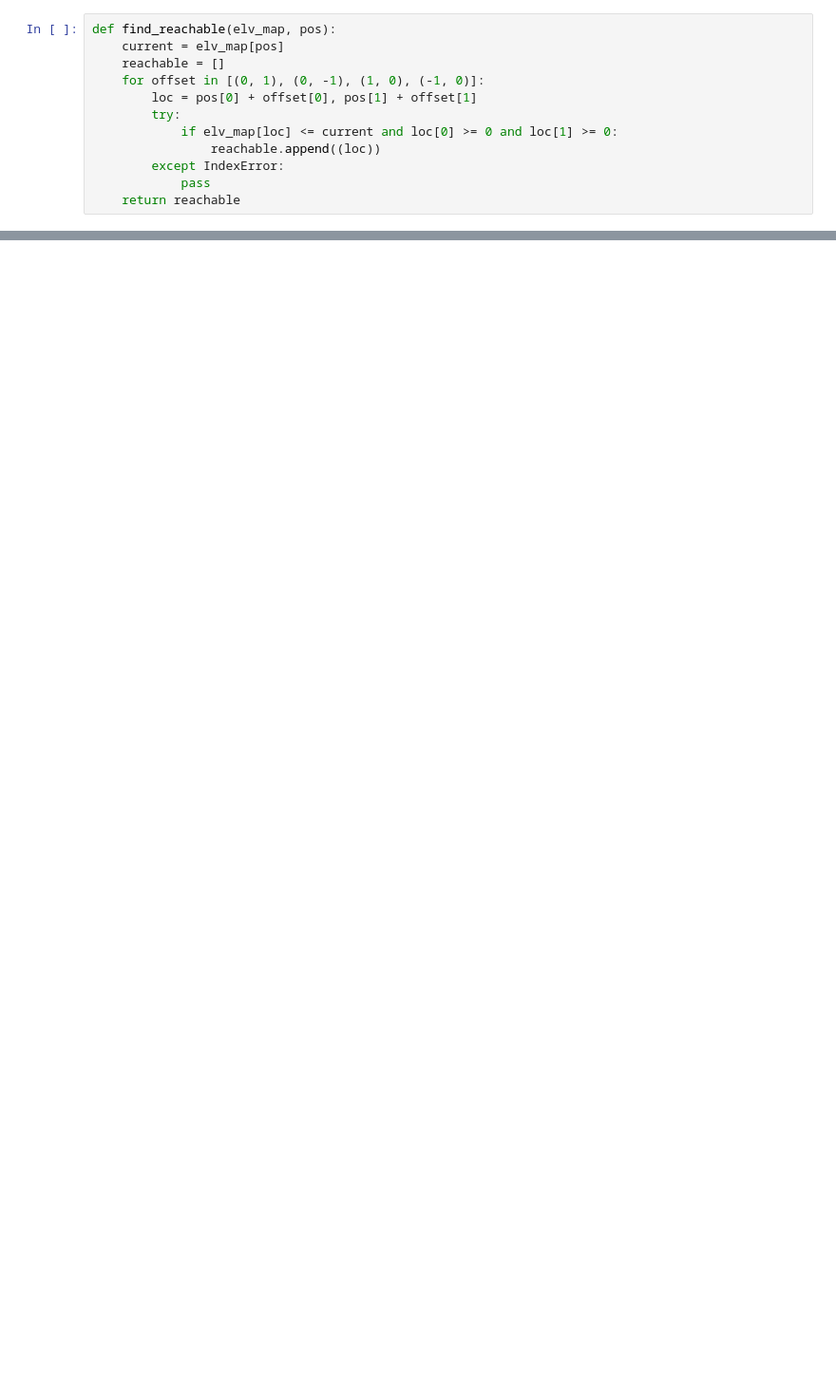
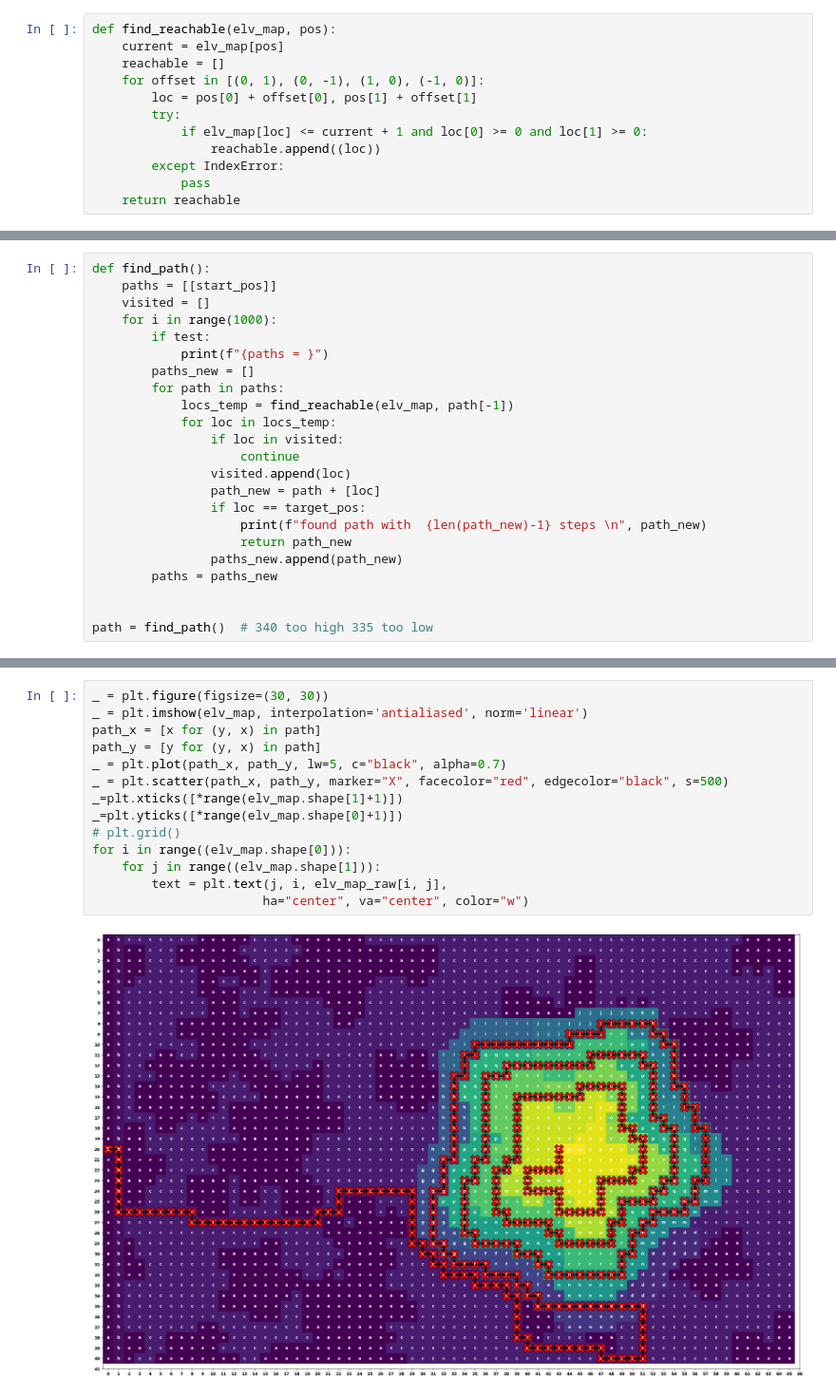
Before and after one commit to LeonardoStrik/AoC_2022, a Jupyter notebook: 2022/Day12/day12.ipynb, the cells around one changed output, grey strips where cells are left out. Shown at 95% size. Saved outputs shown, nothing was run; the diff lists cells and outputs as text; blank space fills up the shorter version.

```diff
--- a/2022/Day12/day12.ipynb
+++ b/2022/Day12/day12.ipynb
@@ -32,7 +27,7 @@ def find_reachable(elv_map, pos):
     for offset in [(0, 1), (0, -1), (1, 0), (-1, 0)]:
         loc = pos[0] + offset[0], pos[1] + offset[1]
         try:
-            if elv_map[loc] <= current and loc[0] >= 0 and loc[1] >= 0:
+            if elv_map[loc] <= current + 1 and loc[0] >= 0 and loc[1] >= 0:
                 reachable.append((loc))
         except IndexError:
             pass
@@ -62,0 +35,23 @@ True
+# %%
+def find_path():
+    paths = [[start_pos]]
+    visited = []
+    for i in range(1000):
+        if test:
+            print(f"{paths = }")
+        paths_new = []
+        for path in paths:
+            locs_temp = find_reachable(elv_map, path[-1])
+            for loc in locs_temp:
+                if loc in visited:
+                    continue
+                visited.append(loc)
+                path_new = path + [loc]
+                if loc == target_pos:
+                    print(f"found path with  {len(path_new)-1} steps \n", path_new)
+                    return path_new
+                paths_new.append(path_new)
+        paths = paths_new
+
+
+path = find_path()  # 340 too high 335 too low
@@ -62,0 +70,16 @@ True
+# %%
+_ = plt.figure(figsize=(30, 30))
+_ = plt.imshow(elv_map, interpolation='antialiased', norm='linear')
+path_x = [x for (y, x) in path]
+path_y = [y for (y, x) in path]
+_ = plt.plot(path_x, path_y, lw=5, c="black", alpha=0.7)
+_ = plt.scatter(path_x, path_y, marker="X", facecolor="red", edgecolor="black", s=500)
+_=plt.xticks([*range(elv_map.shape[1]+1)])
+_=plt.yticks([*range(elv_map.shape[0]+1)])
+# plt.grid()
+for i in range((elv_map.shape[0])):
+    for j in range((elv_map.shape[1])):
+        text = plt.text(j, i, elv_map_raw[i, j],
+                       ha="center", va="center", color="w")
+# %% [output]
+[figure, added]
```
Also changed, not shown: parts of 8 cells of this notebook.
